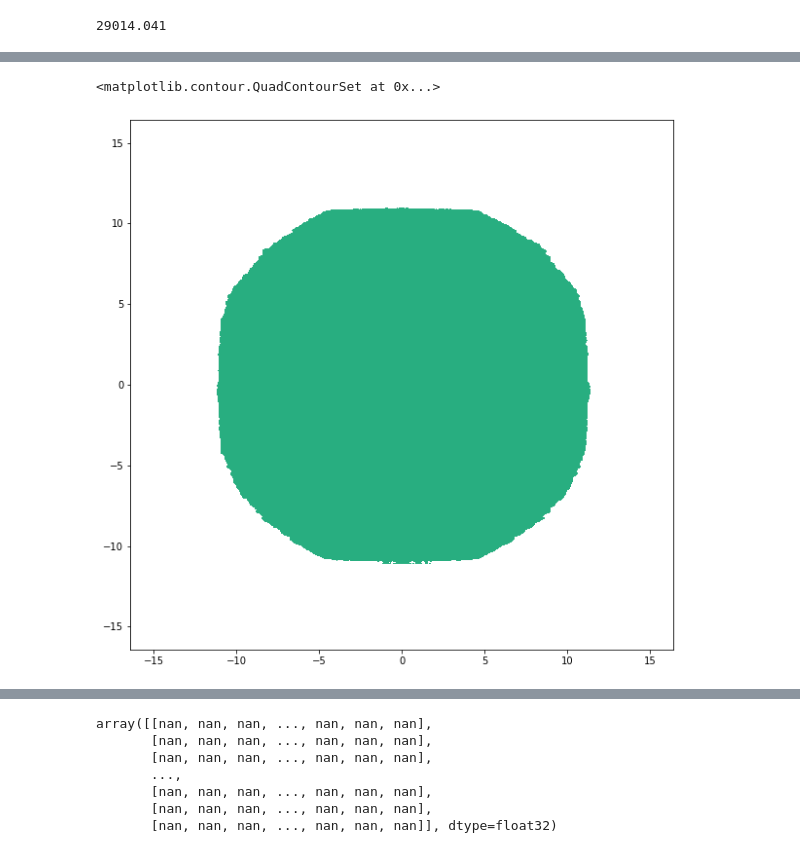
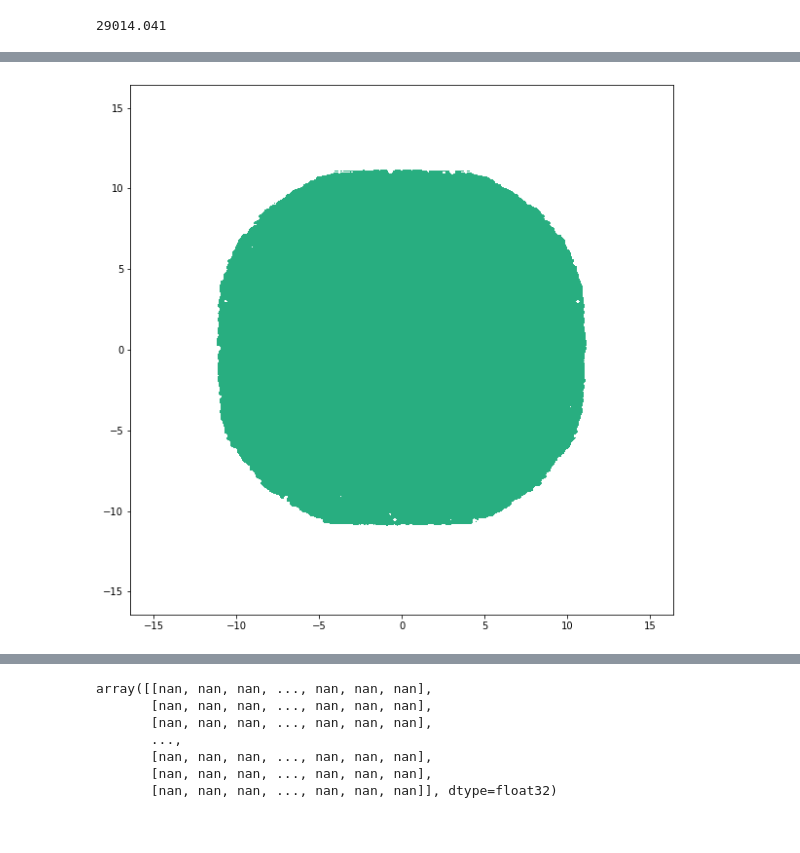
Before and after one commit to volodymyrss/planets, a Jupyter notebook: planets.ipynb, the cells around one changed output, grey strips where cells are left out. Cells and saved outputs as stored; diff of their text form; code cells hidden in the pictures.

```diff
--- a/planets.ipynb
+++ b/planets.ipynb
@@ -692,7 +696,7 @@ isgri_image.data.max()
 # %%
 plt.figure(figsize=(10,10))
 
-isgri_image = fits.open("/mnt/sshfs/isdc/unsaved/astro/savchenk/data/reduced/ddcache/byscw/2077/207700740010.000/ii_skyimage.v2/3d87cb36/isgri_sky_ima.fits.gz")[3]
+isgri_image = fits.open("/mnt/sshfs/isdc/unsaved/astro/savchenk/data/reduced/ddcache/byscw/1987/198700350010.001/ii_skyimage.v2/46b48a41/isgri_sky_ima.fits.gz")[3]
 isgri_var = isgri_image.data[:,:]
 
 isgri_var[np.isnan(isgri_var)] = 1e9
@@ -720,5 +722,4 @@ WARNING: FITSFixedWarning: 'datfix' made the change 'Set DATEREF to '2000-01-01'
-<matplotlib.contour.QuadContourSet at 0x...>
-[figure, old version]
+[figure, new version]
 # %%
 from scipy.interpolate import interp1d
 # %%
```
Also changed, not shown: parts of 12 cells of this notebook, 3 other files.
